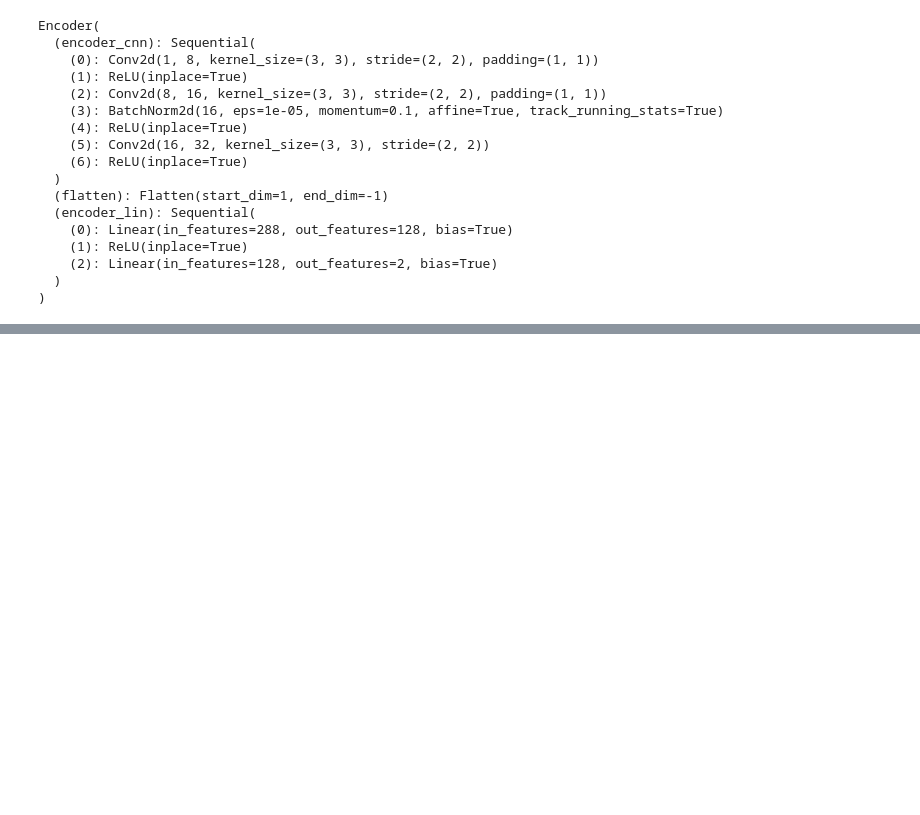
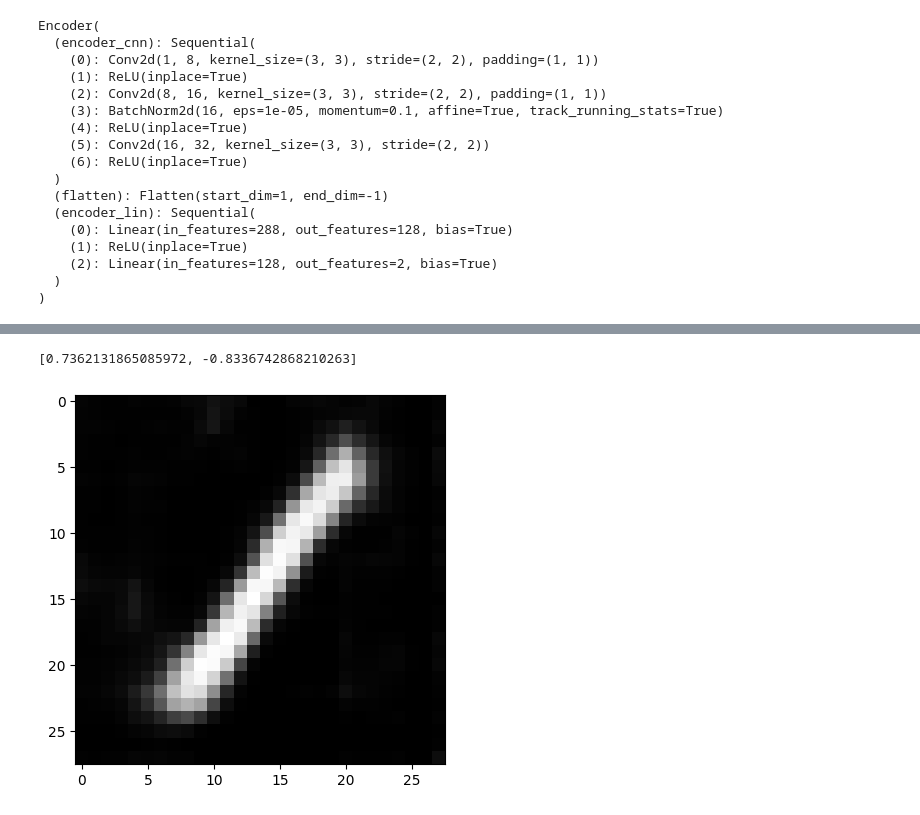
Before and after one commit to freshmea/kuBig2025, a Jupyter notebook: ml_dl_python/a27_vae.ipynb, the cells around one changed output, grey strips where cells are left out. Drawn from its saved outputs; the diff is of its cells as text; code cells hidden in the pictures; blank space fills up the shorter version.

```diff
--- a/ml_dl_python/a27_vae.ipynb
+++ b/ml_dl_python/a27_vae.ipynb
@@ -189,18 +228,20 @@ def plot_ae_outputs(encoder, decoder, n=15, noise_factor=0.3):
 # %%
-def train_epoch(encoder, decoder, device, dataloader, loss_fn, optimizer, noise_factor=0.3):
-  encoder.train()
-  decoder.train()
-  train_loss = []
-  for image_batch, _ in dataloader:
-    image_batch = image_batch.to(device)
-    noisy_batch = add_noise(image_batch, noise_factor)
-    encoded_data = encoder(noisy_batch)
-    decoded_data = decoder(encoded_data)
-    loss = loss_fn(decoded_data, image_batch)
-    optimizer.zero_grad()
-    loss.backward()
-    optimizer.step()
-    train_loss.append(loss.detach().cpu().numpy())
-  return np.mean(train_loss)
+def train_epoch(
+    encoder, decoder, device, dataloader, loss_fn, optimizer, noise_factor=0.3
+):
+    encoder.train()
+    decoder.train()
+    train_loss = []
+    for image_batch, _ in dataloader:
+        image_batch = image_batch.to(device)
+        noisy_batch = add_noise(image_batch, noise_factor)
+        encoded_data = encoder(noisy_batch)
+        decoded_data = decoder(encoded_data)
+        loss = loss_fn(decoded_data, image_batch)
+        optimizer.zero_grad()
+        loss.backward()
+        optimizer.step()
+        train_loss.append(loss.detach().cpu().numpy())
+    return np.mean(train_loss)
 # %%
 def test_epoch(encoder, decoder, device, dataloader, loss_fn, noise_factor=0.3):
@@ -255,0 +298,13 @@ EPOCHE 2/30
+# %%
+# 임의의 숫자를 넣어서 random 으로 decoder 만으로 숫자 그림 생성하기
+import random
+
+random_data = [random.random() * 2 - 1 for _ in range(2)]
+# random_data = [0.337, 0.49]
+print(random_data)
+output = decoder(torch.Tensor(random_data).to(device).reshape(-1, 2))
+plt.imshow(output.cpu().squeeze().detach().numpy(), cmap="gray")
+plt.show()
+# %% [output]
+[0.7362131865085972, -0.8336742868210263]
+[figure, added]
```
Also changed, not shown: parts of 21 cells of this notebook, 11 other files.
